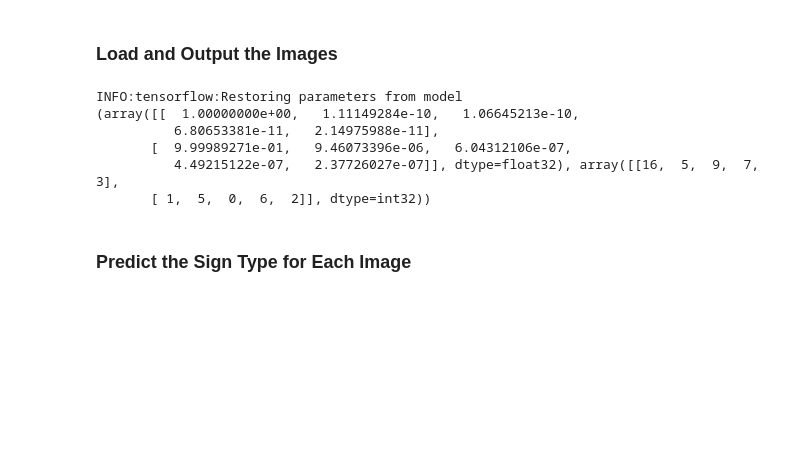
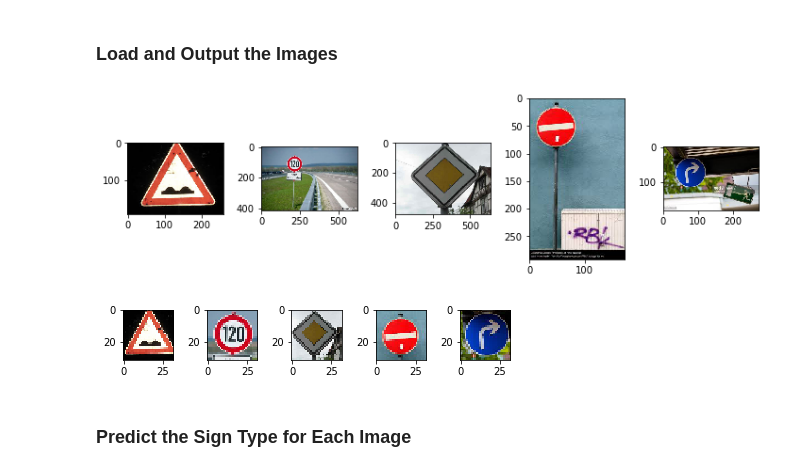
Before and after one commit to undo76/CarND-Traffic-Sign-Classifier-Project, a Jupyter notebook: Traffic_Sign_Classifier.ipynb, the cells around one changed output. Drawn from its saved outputs; the diff is of its cells as text; code cells hidden in the pictures; blank space fills up the shorter version.

```diff
--- a/Traffic_Sign_Classifier.ipynb
+++ b/Traffic_Sign_Classifier.ipynb
@@ -474,12 +480,3 @@ To give yourself more insight into how your model is working, download at least
 You may find `signnames.csv` useful as it contains mappings from the class id (integer) to the actual sign name.
 # %% [markdown]
 ### Load and Output the Images
-# %%
-print(predict(preprocess_images(X_test)[0:2], k=5, batch_size=2))
-# %% [output]
-INFO:tensorflow:Restoring parameters from model
-(array([[  1.00000000e+00,   1.11149284e-10,   1.06645213e-10,
-          6.80653381e-11,   2.14975988e-11],
-       [  9.99989271e-01,   9.46073396e-06,   6.04312106e-07,
-          4.49215122e-07,   2.37726027e-07]], dtype=float32), array([[16,  5,  9,  7,  3],
-       [ 1,  5,  0,  6,  2]], dtype=int32))
@@ -489,3 +483,25 @@ INFO:tensorflow:Restoring parameters from model
+# %%
+from glob import glob
+
+real_images = np.array([plt.imread(f) for  f in glob('./data/image-*.jpeg')])
+plt.figure(figsize=(10, 10))
+show_images(real_images, 5)
+plt.tight_layout()
+# %% [output]
+[figure, added]
+# %%
+# Crop and rescale images
+real_images_cropped = [
+    real_images[0][0:200,30:230],
+    real_images[1][50:180,150:280],
+    real_images[2][0:500,100:600],
+    real_images[3][0:100,0:100],
+    real_images[4][25:125,25:125]
+]
+real_images_cropped = [cv2.resize(img, (32, 32)) for img in real_images_cropped]
+show_images(real_images_cropped, 5)
+# %% [output]
+[figure, added]
 # %% [markdown]
 ### Predict the Sign Type for Each Image
 # %%
```
Also changed, not shown: parts of 16 cells of this notebook.
